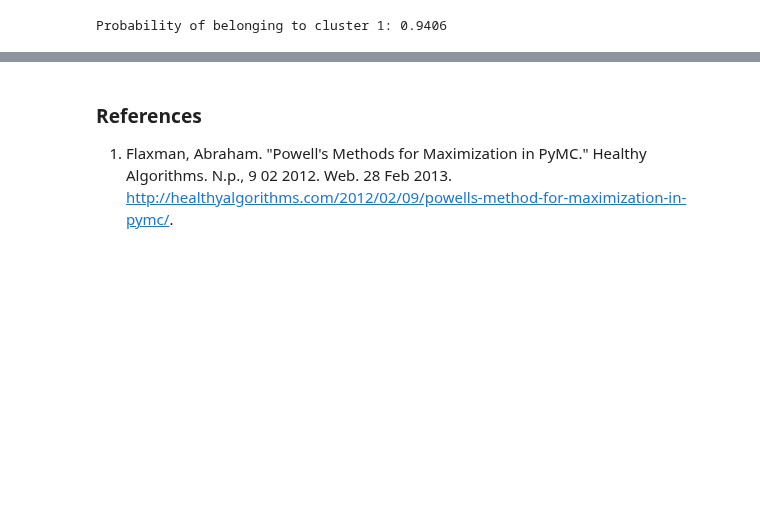
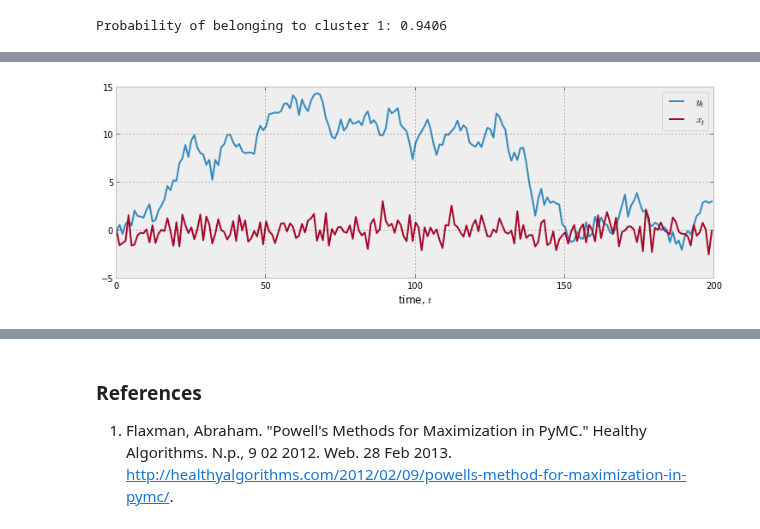
Before and after one commit to CamDavidsonPilon/Probabilistic-Programming-and-Bayesian-Methods-for-Hackers, a Jupyter notebook: Chapter3_MCMC/IntroMCMC.ipynb, the cells around one changed output, grey strips where cells are left out. Cells and saved outputs as stored; diff of their text form; code cells hidden in the pictures; blank space fills up the shorter version.

```diff
--- a/Chapter3_MCMC/IntroMCMC.ipynb
+++ b/Chapter3_MCMC/IntroMCMC.ipynb
@@ -495,0 +513,13 @@ That being said, it is still a good idea to discard samples from the traces. We
+# %%
+x_t = mc.rnormal( 0, 1, 200 )
+x_t[0] = 0
+y_t = np.zeros( 200 )
+for i in range(1,200):
+    y_t[i] = mc.rnormal( y_t[i-1], 1 )
+
+plt.plot( y_t, label= "$y_t$" )
+plt.plot( x_t, label = "$x_t$" )
+plt.xlabel("time, $t$")
+plt.legend();
+# %% [output]
+[figure, added]
```
Also changed, not shown: parts of 34 cells of this notebook, 4 other files.
